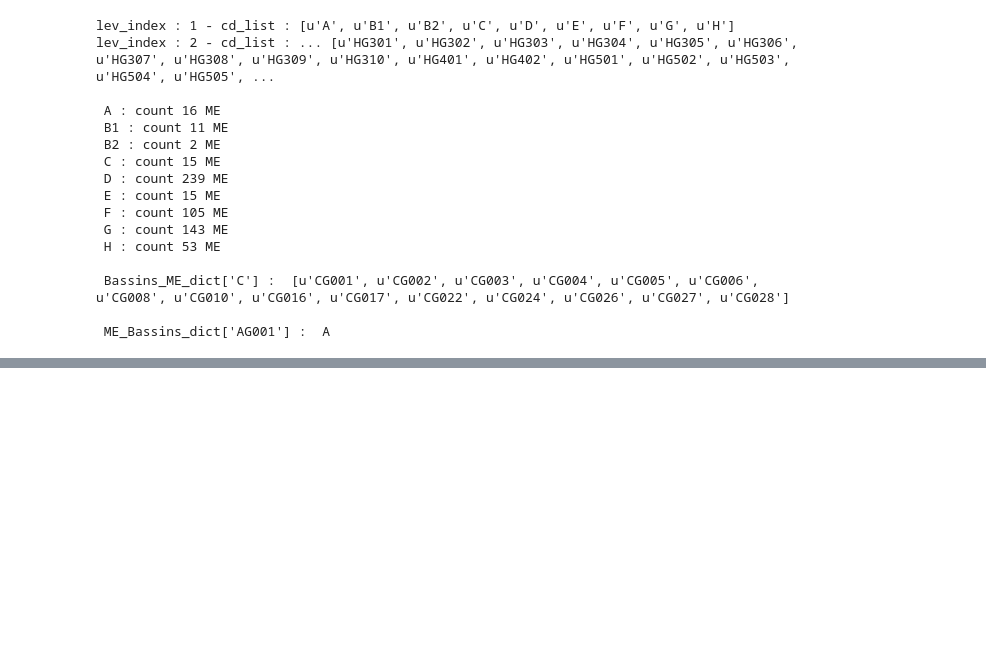
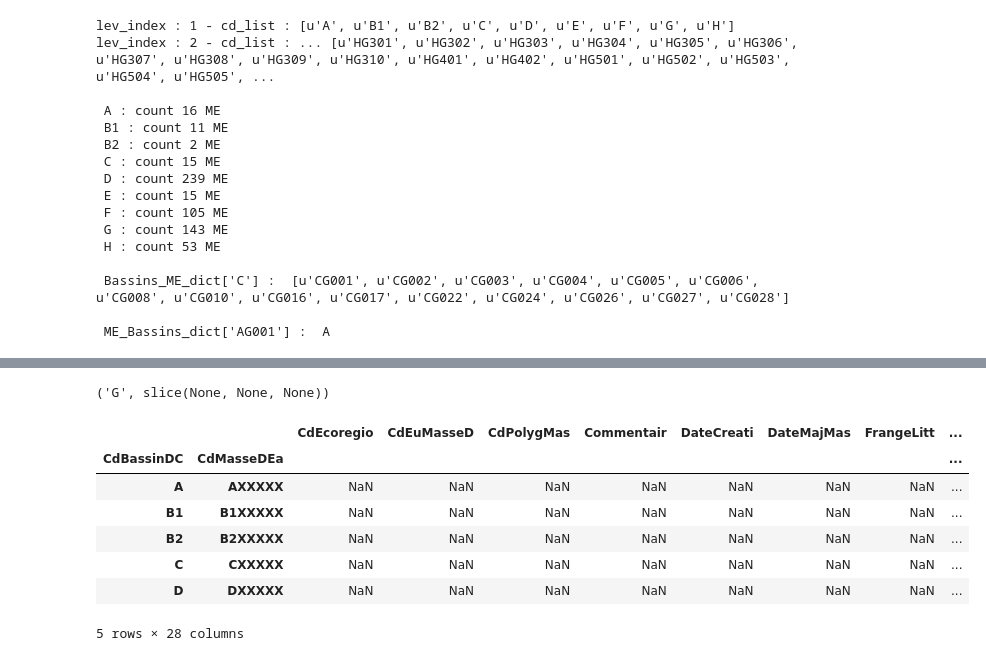
Before and after one commit to JulienParis/hydroviz, a Jupyter notebook: carto_python.ipynb, the cells around one changed output, grey strips where cells are left out. Saved outputs shown, nothing was run; the diff lists cells and outputs as text; code cells hidden in the pictures; blank space fills up the shorter version.

```diff
--- a/carto_python.ipynb
+++ b/carto_python.ipynb
@@ -261,2 +294,6 @@ print "-- finish reading shp file"
+# %%
+#### WORK ON gdf_waters FROM NOW (COPY OF : gdf_waters_raw)
+
+gdf_waters = gdf_waters_raw.copy()
 # %%
 # check crs
@@ -285,0 +326,3 @@ gdf_waters = colToDate( gdf_waters, ["DateCreati", "DateMajMas"] )
+# %%
+gdf_waters['CdBassinDC'] = gdf_waters.index.get_level_values('CdBassinDC')
+gdf_waters['CdMasseDEa'] = gdf_waters.index.get_level_values('CdMasseDEa')
@@ -316,2 +385,2 @@ gdf_waters["centroid"] = gdf_waters["geometry"].centroid
 # %%
-gdf_waters["geom_valid"] = gdf_waters["geometry"].is_valid
+#gdf_waters["geom_valid"] = gdf_waters["geometry"].is_valid
@@ -524,0 +547,68 @@ Name: geometry, dtype: object
+# %%
+### set test slice
+'''
+ A  : count 16 ME
+ B1 : count 11 ME
+ B2 : count 2 ME
+ C  : count 15 ME
+ D  : count 239 ME <--
+ E  : count 15 ME
+ F  : count 105 ME <--
+ G  : count 143 ME <-- !!!
+ H  : count 53 ME  <-- not that fast
+'''
+
+idx = pd.IndexSlice
+
+level_1   = "G"
+level_2   = "AG001"
+
+slice_gdf_lev1 = idx[ level_1 , : ]
+slice_gdf_lev2 = idx[ : , level_2 ]
+
+slice_idx = slice_gdf_lev1
+
+print slice_idx
+
+#gdf_waters.loc[ slice_gdf_lev1 , : ]["geometry"]
+# %% [output]
+('G', slice(None, None, None))
+# %%
+### empty structured GDF
+def empty_GDF(gdf_in, level_index):
+
+    tuples  = []
+
+    if level_index == 1 :
+        cd_list = Bassins_cd_dict["cd_list"]
+        _all    = "XXXXX"
+        for bassin in cd_list :
+            tuple_bassin = ( bassin, bassin + _all )
+            tuples.append(tuple_bassin)
+
+    elif level_index == 2 :
+        cd_list = MdEs_cd_dict["cd_list"]
+        for ME in cd_list :
+            tuple_ME = ( ME_Bassins_dict[ME], ME )
+            tuples.append(tuple_ME)
+
+    ### set empty geodataframe
+    index_union     = pd.MultiIndex.from_tuples(tuples, names=['CdBassinDC', 'CdMasseDEa'])
+    gdf_union_empty = gp.GeoDataFrame( data=None, index=index_union, columns=gdf_in.columns)
+
+    return gdf_union_empty
+
+
+gdf_union_bassins = empty_GDF(gdf_waters_copy, level_index=1)
+gdf_union_ME      = empty_GDF(gdf_waters_copy, level_index=2)
+# %%
+gdf_union_bassins.head()
+# %% [output]
+|  |  | CdEcoregio | CdEuMasseD | CdPolygMas | Commentair | DateCreati | DateMajMas | FrangeLitt | ... |
+| CdBassinDC | CdMasseDEa |  |  |  |  |  |  |  | ... |
+| A | AXXXXX | NaN | NaN | NaN | NaN | NaN | NaN | NaN | ... |
+| B1 | B1XXXXX | NaN | NaN | NaN | NaN | NaN | NaN | NaN | ... |
+| B2 | B2XXXXX | NaN | NaN | NaN | NaN | NaN | NaN | NaN | ... |
+| C | CXXXXX | NaN | NaN | NaN | NaN | NaN | NaN | NaN | ... |
+| D | DXXXXX | NaN | NaN | NaN | NaN | NaN | NaN | NaN | ... |
+5 rows × 28 columns
```
Also changed, not shown: parts of 60 cells of this notebook.
